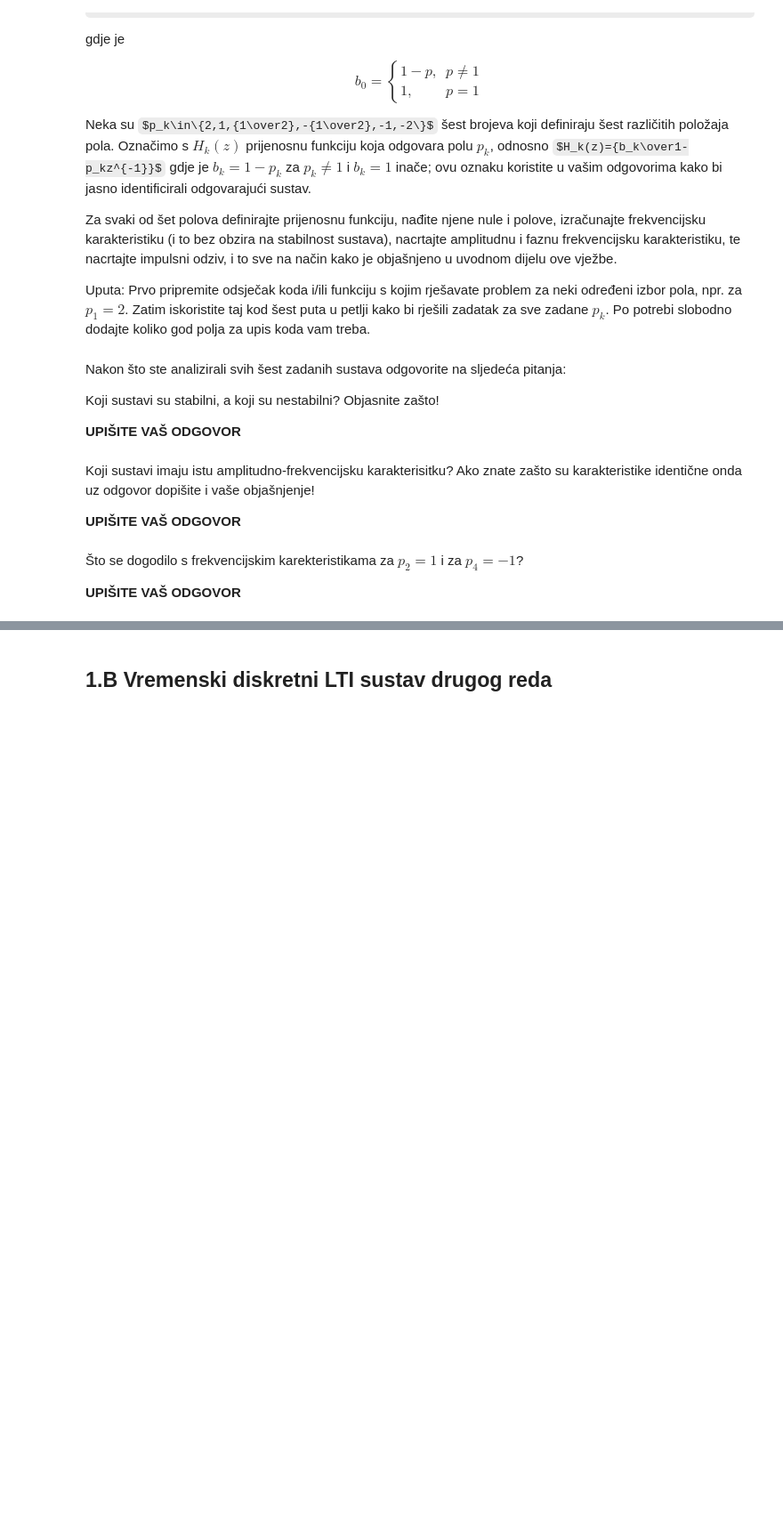
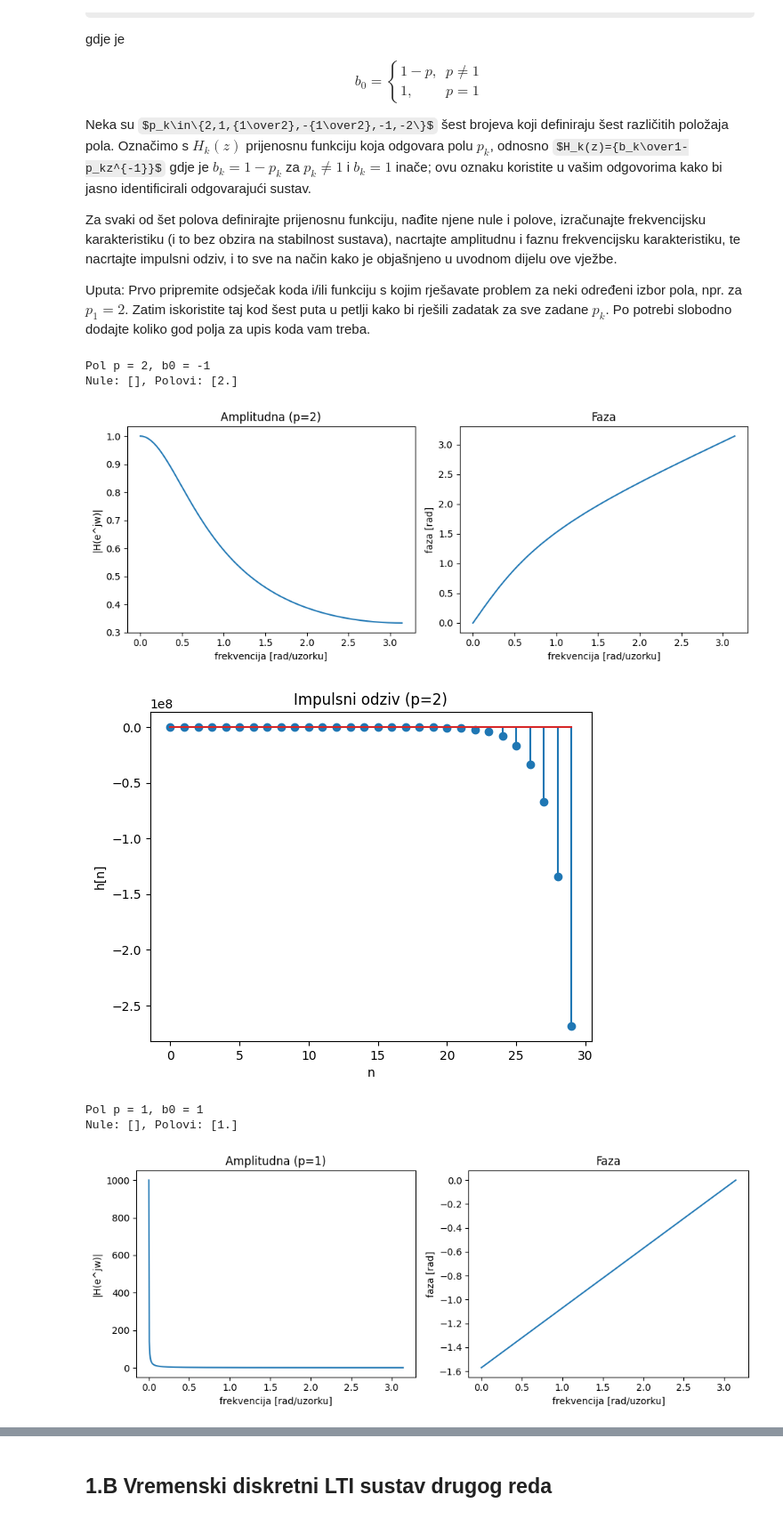
Before and after one commit to fran-galic/Basics-of-signal-processing, a Jupyter notebook: lab_3/0036546889_FRAN_GALIC_Vjezba_3.ipynb, the cells around one changed output, grey strips where cells are left out. Shown at 89% size. Saved outputs shown, nothing was run; the diff lists cells and outputs as text; code cells hidden in the pictures; some formulas as TeX source; blank space fills up the shorter version.

```diff
--- a/lab_3/0036546889_FRAN_GALIC_Vjezba_3.ipynb
+++ b/lab_3/0036546889_FRAN_GALIC_Vjezba_3.ipynb
@@ -392,14 +389,58 @@ Uputa: Prvo pripremite odsječak koda i/ili funkciju s kojim rješavate problem
-# %% [markdown]
-Nakon što ste analizirali svih šest zadanih sustava odgovorite na sljedeća pitanja:
-
-Koji sustavi su stabilni, a koji su nestabilni? Objasnite zašto!
-
-**UPIŠITE VAŠ ODGOVOR**
-# %% [markdown]
-Koji sustavi imaju istu amplitudno-frekvencijsku karakterisitku? Ako znate zašto su karakteristike identične onda uz odgovor dopišite i vaše objašnjenje!
-
-**UPIŠITE VAŠ ODGOVOR**
-# %% [markdown]
-Što se dogodilo s frekvencijskim karekteristikama za $p_2=1$ i za $p_4=-1$?
-
-**UPIŠITE VAŠ ODGOVOR**
+# %%
+import matplotlib.pyplot as plt
+
+poles = [2, 1, 0.5, -0.5, -1, -2]
+
+for p in poles:
+    b0 = 1 - p if p != 1 else 1
+
+    num = [b0]
+    den = [1, -p]
+    sys = TransferFunction(num, den, dt=1)
+
+    z, pz, k = tf2zpk(num, den)
+    print(f"\nPol p = {p}, b0 = {b0}")
+    print(f"Nule: {z}, Polovi: {pz}")
+
+    # frekvencijska karakteristika
+    # za p=1 i p=-1 preskačem točno problematičnu frekvenciju
+    if p == 1:
+        w = np.linspace(1e-3, np.pi, 512)
+    elif p == -1:
+        w = np.linspace(0, np.pi - 1e-3, 512)
+    else:
+        w = np.linspace(0, np.pi, 512)
+
+    w, H = freqz(num, den, worN=w)
+
+    plt.figure(figsize=(10, 4))
+    plt.subplot(1, 2, 1)
+    plt.plot(w, np.abs(H))
+    plt.title(f'Amplitudna (p={p})')
+    plt.xlabel('frekvencija [rad/uzorku]')
+    plt.ylabel('|H(e^jw)|')
+
+    plt.subplot(1, 2, 2)
+    plt.plot(w, np.angle(H))
+    plt.title('Faza')
+    plt.xlabel('frekvencija [rad/uzorku]')
+    plt.ylabel('faza [rad]')
+    plt.tight_layout()
+    plt.show()
+
+    # impulsni odziv
+    n, h = dimpulse(sys, n=30)
+    plt.figure()
+    plt.stem(n, np.squeeze(h))
+    plt.title(f'Impulsni odziv (p={p})')
+    plt.xlabel('n')
+    plt.ylabel('h[n]')
+    plt.show()
+# %% [output]
+Pol p = 2, b0 = -1
+Nule: [], Polovi: [2.]
+[figure, added]
+[figure, added]
+Pol p = 1, b0 = 1
+Nule: [], Polovi: [1.]
+[figure, added]
```
Also changed, not shown: parts of 15 cells of this notebook, 2 other files.
